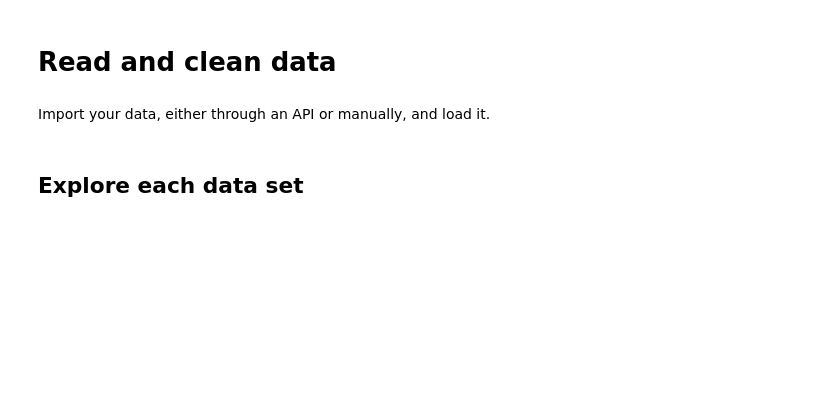
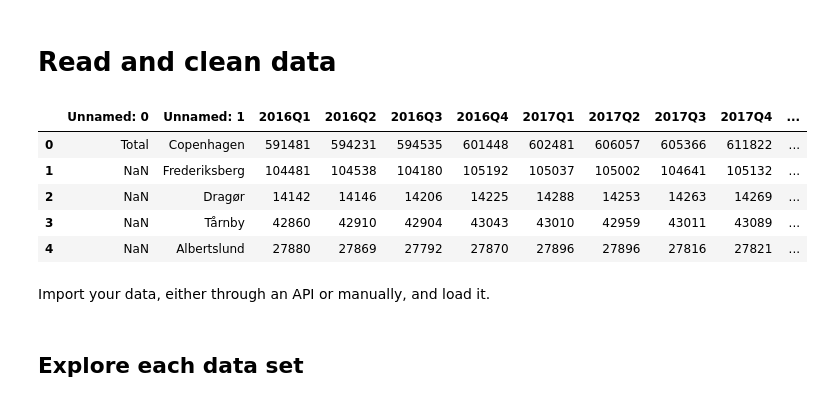
Before and after one commit to NumEconCopenhagen/projects-2023-latin-power, a Jupyter notebook: dataproject/dataproject.ipynb, the cells around one changed output. Cells and saved outputs as stored; diff of their text form; code cells hidden in the pictures; blank space fills up the shorter version.

```diff
--- a/dataproject/dataproject.ipynb
+++ b/dataproject/dataproject.ipynb
@@ -23,2 +29,18 @@ import dataproject
 # %% [markdown]
 # Read and clean data
+# %%
+# Uploading our excel s (criminalitydata and criminalitydata2) and visualizing the first 5 rows
+criminality = 'data/criminalitydata.xlsx'
+criminality = pd.read_excel(criminality, skiprows=2)
+criminality.head(5)
+
+pop = 'data/population.xlsx'
+pop = pd.read_excel(pop, skiprows=2)
+pop.head(5)
+# %% [output]
+|  | Unnamed: 0 | Unnamed: 1 | 2016Q1 | 2016Q2 | 2016Q3 | 2016Q4 | 2017Q1 | 2017Q2 | 2017Q3 | 2017Q4 | ... |
+| 0 | Total | Copenhagen | 591481 | 594231 | 594535 | 601448 | 602481 | 606057 | 605366 | 611822 | ... |
+| 1 | NaN | Frederiksberg | 104481 | 104538 | 104180 | 105192 | 105037 | 105002 | 104641 | 105132 | ... |
+| 2 | NaN | Dragør | 14142 | 14146 | 14206 | 14225 | 14288 | 14253 | 14263 | 14269 | ... |
+| 3 | NaN | Tårnby | 42860 | 42910 | 42904 | 43043 | 43010 | 42959 | 43011 | 43089 | ... |
+| 4 | NaN | Albertslund | 27880 | 27869 | 27792 | 27870 | 27896 | 27896 | 27816 | 27821 | ... |
```
Also changed, not shown: parts of 6 cells of this notebook, 4 other files.
